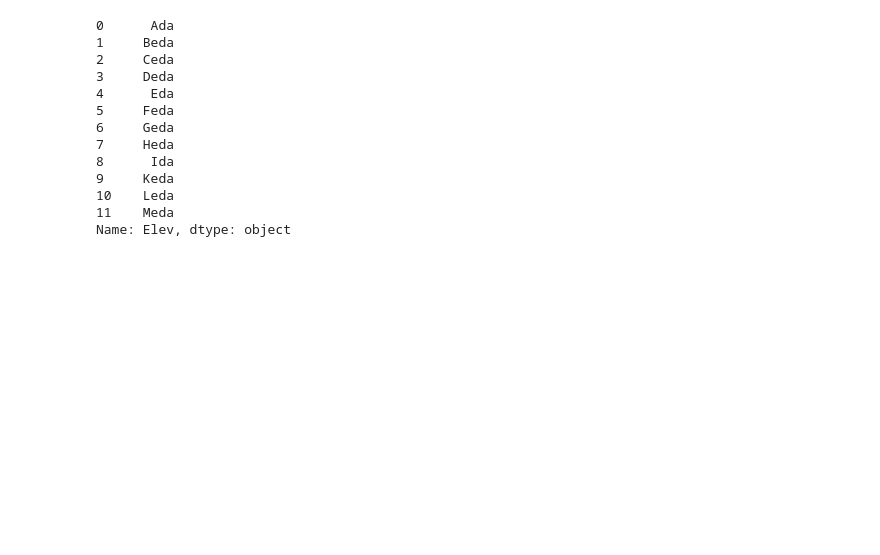
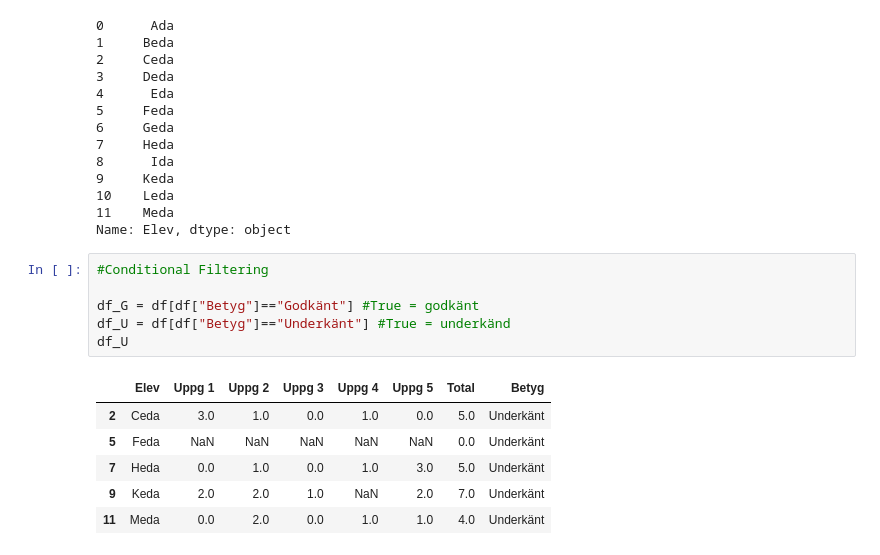
Before and after one commit to Antonsoder/Anton_Soderstrom_Te19C, a Jupyter notebook: Pandas/Panda.ipynb, the cells around one changed output. Saved outputs shown, nothing was run; the diff lists cells and outputs as text; blank space fills up the shorter version.

```diff
--- a/Pandas/Panda.ipynb
+++ b/Pandas/Panda.ipynb
@@ -42,3 +44,16 @@ df["Elev"]
 10    Leda
 11    Meda
 Name: Elev, dtype: object
+# %%
+#Conditional Filtering
+
+df_G = df[df["Betyg"]=="Godkänt"] #True = godkänt
+df_U = df[df["Betyg"]=="Underkänt"] #True = underkänd
+df_U
+# %% [output]
+|  | Elev | Uppg 1 | Uppg 2 | Uppg 3 | Uppg 4 | Uppg 5 | Total | Betyg |
+| 2 | Ceda | 3.0 | 1.0 | 0.0 | 1.0 | 0.0 | 5.0 | Underkänt |
+| 5 | Feda | NaN | NaN | NaN | NaN | NaN | 0.0 | Underkänt |
+| 7 | Heda | 0.0 | 1.0 | 0.0 | 1.0 | 3.0 | 5.0 | Underkänt |
+| 9 | Keda | 2.0 | 2.0 | 1.0 | NaN | 2.0 | 7.0 | Underkänt |
+| 11 | Meda | 0.0 | 2.0 | 0.0 | 1.0 | 1.0 | 4.0 | Underkänt |
```
Also changed, not shown: parts of 2 cells of this notebook, 2 other files.
